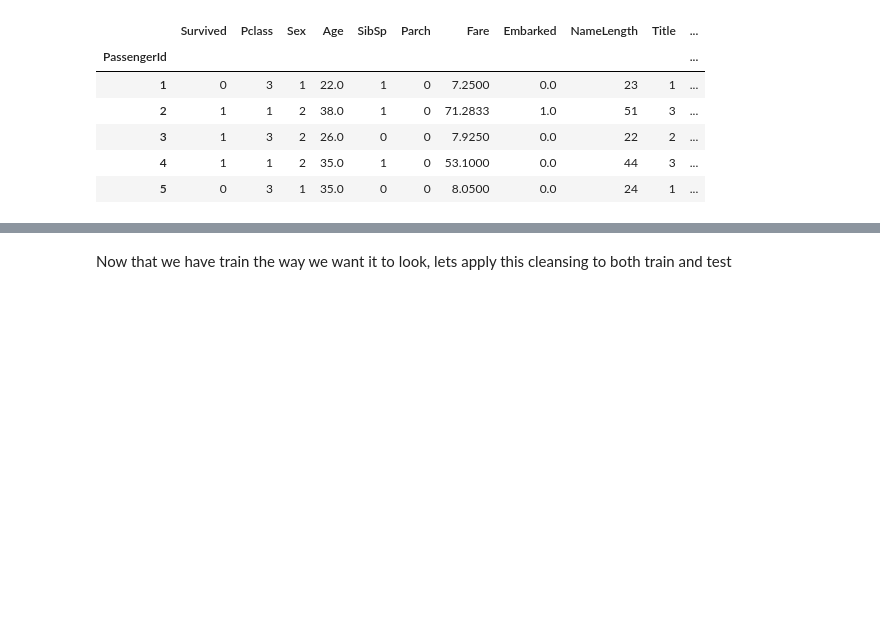
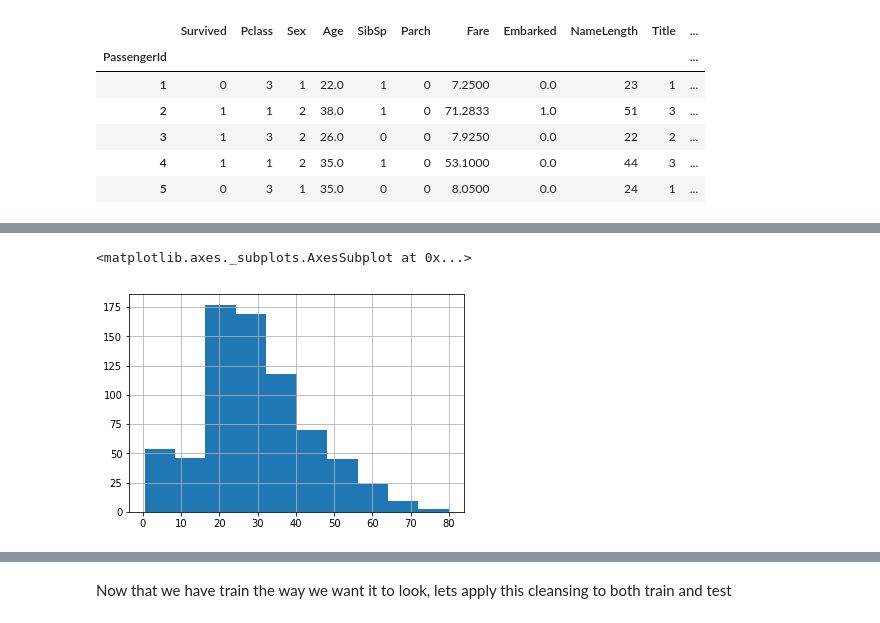
Before and after one commit to danjpark/python-titanic, a Jupyter notebook: TitanicDataDiscoveryTransformation.ipynb, the cells around one changed output, grey strips where cells are left out. Cells and saved outputs as stored; diff of their text form; code cells hidden in the pictures; blank space fills up the shorter version.

```diff
--- a/TitanicDataDiscoveryTransformation.ipynb
+++ b/TitanicDataDiscoveryTransformation.ipynb
@@ -210,0 +239,5 @@ train.head()
+# %%
+train['Age'].hist()
+# %% [output]
+<matplotlib.axes._subplots.AxesSubplot at 0x...>
+[figure, added]
```
Also changed, not shown: parts of 10 cells of this notebook.
